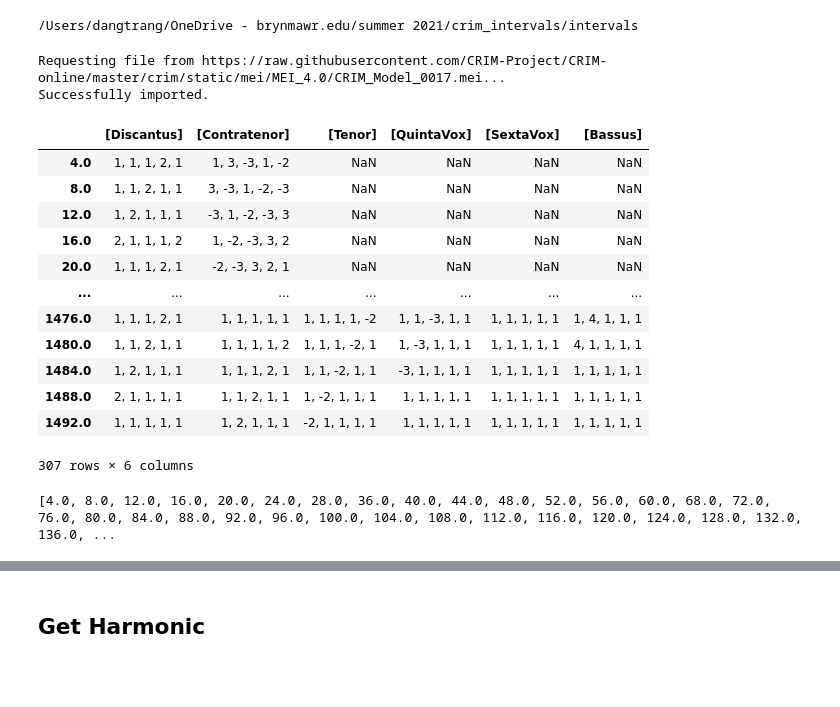
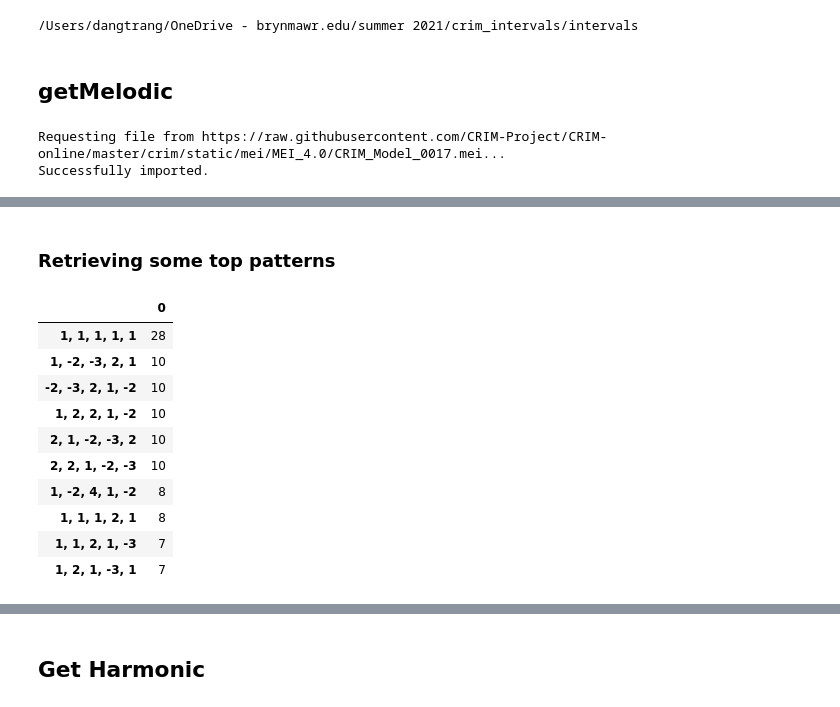
Before and after one commit to trangdang168/CRIM_Intervals_Notebooks, a Jupyter notebook: Trang_CRIM_Intervals_Morgan.ipynb, the cells around one changed output, grey strips where cells are left out. Drawn from its saved outputs; the diff is of its cells as text; code cells hidden in the pictures; blank space fills up the shorter version.

Commit message:
add selecting top patterns

```diff
--- a/Trang_CRIM_Intervals_Morgan.ipynb
+++ b/Trang_CRIM_Intervals_Morgan.ipynb
@@ -13,33 +13,37 @@ root = "https://raw.githubusercontent.com/CRIM-Project/CRIM-online/master/crim/s
 prefix = "CRIM_Model_00"
 files = ["17"]
 postfix = ".mei"
+# %% [markdown]
+## getMelodic
 # %%
 corpus = CorpusBase([root + prefix + files[0] + postfix])
 model = corpus.scores[0]
 mel = model.getMelodic(kind='d', compound=False, unit=4)
 mel_ngrams = model.getNgrams(df=mel, n=5, cell_type=str)
-mel_ngrams
 # %% [output]
 Requesting file from https://raw.githubusercontent.com/CRIM-Project/CRIM-online/master/crim/static/mei/MEI_4.0/CRIM_Model_0017.mei...
 Successfully imported.
-|  | [Discantus] | [Contratenor] | [Tenor] | [QuintaVox] | [SextaVox] | [Bassus] |
-| 4.0 | 1, 1, 1, 2, 1 | 1, 3, -3, 1, -2 | NaN | NaN | NaN | NaN |
-| 8.0 | 1, 1, 2, 1, 1 | 3, -3, 1, -2, -3 | NaN | NaN | NaN | NaN |
-| 12.0 | 1, 2, 1, 1, 1 | -3, 1, -2, -3, 3 | NaN | NaN | NaN | NaN |
-| 16.0 | 2, 1, 1, 1, 2 | 1, -2, -3, 3, 2 | NaN | NaN | NaN | NaN |
-| 20.0 | 1, 1, 1, 2, 1 | -2, -3, 3, 2, 1 | NaN | NaN | NaN | NaN |
-| ... | ... | ... | ... | ... | ... | ... |
-| 1476.0 | 1, 1, 1, 2, 1 | 1, 1, 1, 1, 1 | 1, 1, 1, 1, -2 | 1, 1, -3, 1, 1 | 1, 1, 1, 1, 1 | 1, 4, 1, 1, 1 |
-| 1480.0 | 1, 1, 2, 1, 1 | 1, 1, 1, 1, 2 | 1, 1, 1, -2, 1 | 1, -3, 1, 1, 1 | 1, 1, 1, 1, 1 | 4, 1, 1, 1, 1 |
-| 1484.0 | 1, 2, 1, 1, 1 | 1, 1, 1, 2, 1 | 1, 1, -2, 1, 1 | -3, 1, 1, 1, 1 | 1, 1, 1, 1, 1 | 1, 1, 1, 1, 1 |
-| 1488.0 | 2, 1, 1, 1, 1 | 1, 1, 2, 1, 1 | 1, -2, 1, 1, 1 | 1, 1, 1, 1, 1 | 1, 1, 1, 1, 1 | 1, 1, 1, 1, 1 |
-| 1492.0 | 1, 1, 1, 1, 1 | 1, 2, 1, 1, 1 | -2, 1, 1, 1, 1 | 1, 1, 1, 1, 1 | 1, 1, 1, 1, 1 | 1, 1, 1, 1, 1 |
-307 rows × 6 columns
-# %%
-print(mel_ngrams.index.to_list())
-# %% [output]
-[4.0, 8.0, 12.0, 16.0, 20.0, 24.0, 28.0, 36.0, 40.0, 44.0, 48.0, 52.0, 56.0, 60.0, 68.0, 72.0, 76.0, 80.0, 84.0, 88.0, 92.0, 96.0, 100.0, 104.0, 108.0, 112.0, 116.0, 120.0, 124.0, 128.0, 132.0, 136.0, ...
 # %%
 viz.plot_ngrams_heatmap(mel_ngrams)
 # %% [output]
 [interactive output not drawn]
+# %% [markdown]
+### Retrieving some top patterns
+# %%
+# count and get the 10 most popular patterns
+mel_ngrams_top_patterns_df = mel_ngrams.stack().value_counts().to_frame().head(10)
+# retrieve a list to generate heatmaps
+mel_ngrams_top_patterns_list = mel_ngrams_top_patterns_df.index.to_list()
+mel_ngrams_top_patterns_df
+# %% [output]
+|  | 0 |
+| 1, 1, 1, 1, 1 | 28 |
+| 1, -2, -3, 2, 1 | 10 |
+| -2, -3, 2, 1, -2 | 10 |
+| 1, 2, 2, 1, -2 | 10 |
+| 2, 1, -2, -3, 2 | 10 |
+| 2, 2, 1, -2, -3 | 10 |
+| 1, -2, 4, 1, -2 | 8 |
+| 1, 1, 1, 2, 1 | 8 |
+| 1, 1, 2, 1, -3 | 7 |
+| 1, 2, 1, -3, 1 | 7 |
```
Also changed, not shown: parts of 4 cells of this notebook.
